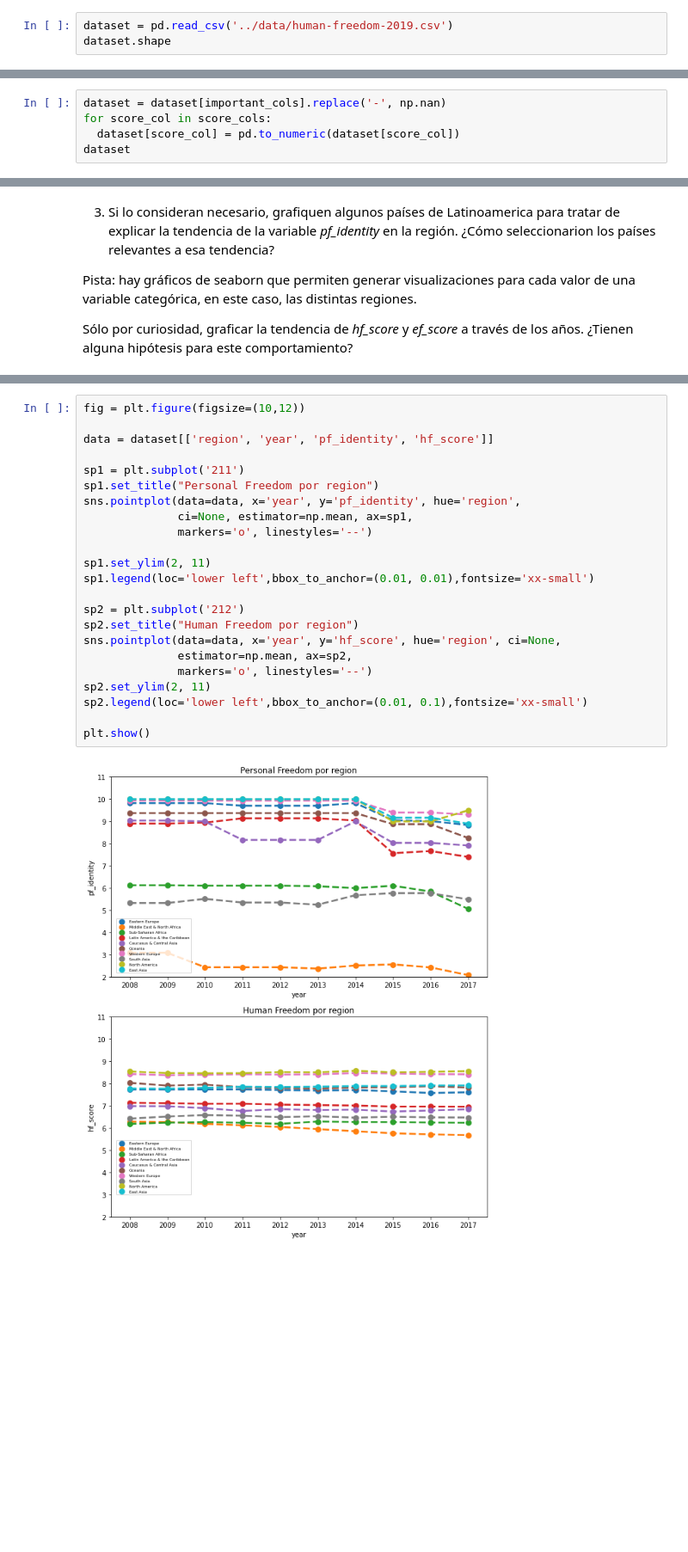
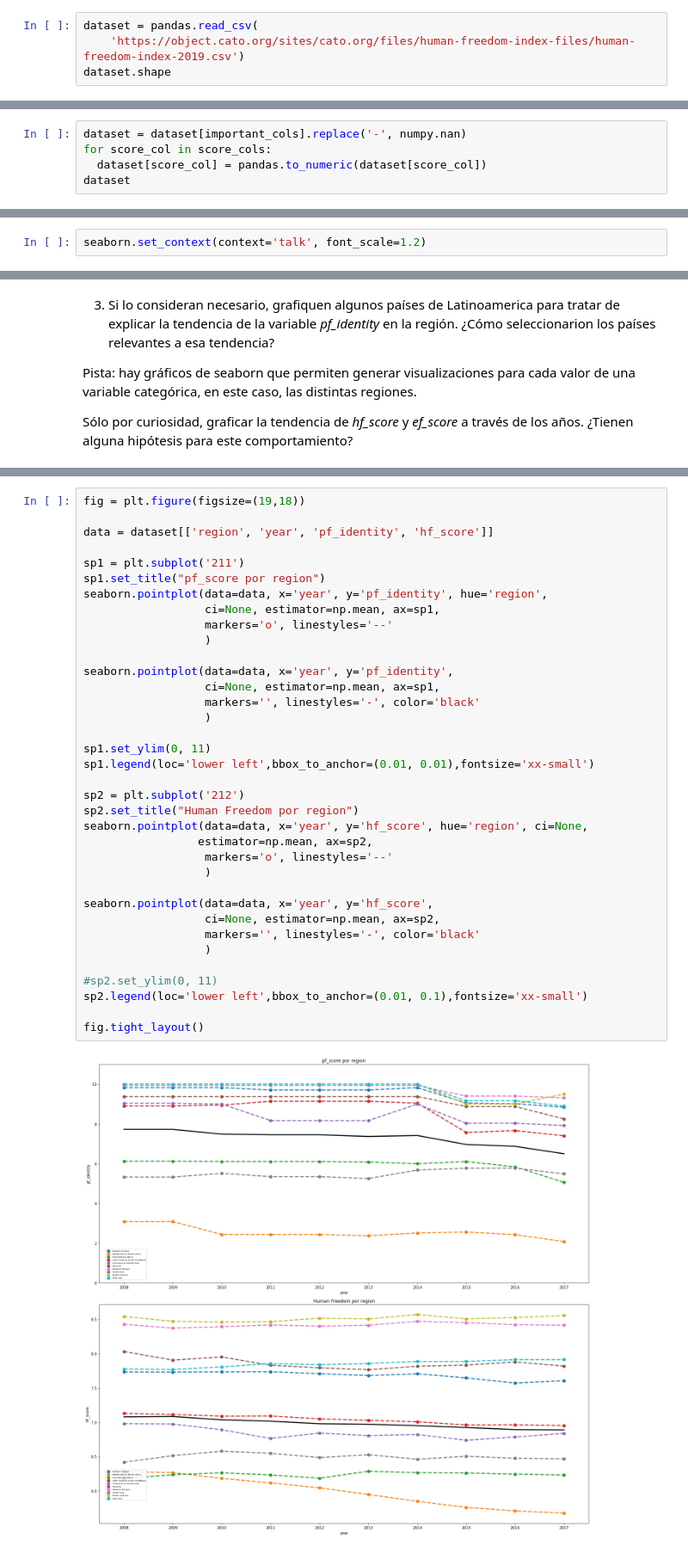
Before and after one commit to ser0090/dipdata, a Jupyter notebook: analisisvis/notebooks/practico.ipynb, the cells around one changed output, grey strips where cells are left out. Shown at 86% size. Cells and saved outputs as stored; diff of their text form; blank space fills up the shorter version.

```diff
--- a/analisisvis/notebooks/practico.ipynb
+++ b/analisisvis/notebooks/practico.ipynb
@@ -43,7 +44,8 @@ sns.__version__
 # %% [markdown]
 Si un archivo está disponible en la web, podemos leerlo con pandas utilizando su URL sin necesidad de descargarlo.
 # %%
-dataset = pd.read_csv('../data/human-freedom-2019.csv')
+dataset = pandas.read_csv(
+    'https://object.cato.org/sites/cato.org/files/human-freedom-index-files/human-freedom-index-2019.csv')
 dataset.shape
 # %% [output]
 (1620, 120)
@@ -107,7 +83,7 @@ Length: 120, dtype: object
 # %%
-dataset = dataset[important_cols].replace('-', np.nan)
+dataset = dataset[important_cols].replace('-', numpy.nan)
 for score_col in score_cols:
-  dataset[score_col] = pd.to_numeric(dataset[score_col])
+  dataset[score_col] = pandas.to_numeric(dataset[score_col])
 dataset
 # %% [output]
 |  | year | ISO_code | countries | region | pf_identity_legal | pf_identity_sex_male | pf_identity_sex_female | ... |
@@ -165,0 +104,2 @@ plt.show()
+# %%
+seaborn.set_context(context='talk', font_scale=1.2)
@@ -440,25 +596,38 @@ plt.show()
 # %%
-fig = plt.figure(figsize=(10,12))
+fig = plt.figure(figsize=(19,18))
 
 data = dataset[['region', 'year', 'pf_identity', 'hf_score']]
 
 sp1 = plt.subplot('211')
-sp1.set_title("Personal Freedom por region")
-sns.pointplot(data=data, x='year', y='pf_identity', hue='region',
-              ci=None, estimator=np.mean, ax=sp1,
-              markers='o', linestyles='--')
+sp1.set_title("pf_score por region")
+seaborn.pointplot(data=data, x='year', y='pf_identity', hue='region',
+                  ci=None, estimator=np.mean, ax=sp1,
+                  markers='o', linestyles='--'
+                  )
 
-sp1.set_ylim(2, 11)
+seaborn.pointplot(data=data, x='year', y='pf_identity',
+                  ci=None, estimator=np.mean, ax=sp1,
+                  markers='', linestyles='-', color='black'
+                  )
+
+sp1.set_ylim(0, 11)
 sp1.legend(loc='lower left',bbox_to_anchor=(0.01, 0.01),fontsize='xx-small')
 
 sp2 = plt.subplot('212')
 sp2.set_title("Human Freedom por region")
-sns.pointplot(data=data, x='year', y='hf_score', hue='region', ci=None,
-              estimator=np.mean, ax=sp2,
-              markers='o', linestyles='--')
-sp2.set_ylim(2, 11)
+seaborn.pointplot(data=data, x='year', y='hf_score', hue='region', ci=None,
+                 estimator=np.mean, ax=sp2,
+                  markers='o', linestyles='--'
+                  )
+
+seaborn.pointplot(data=data, x='year', y='hf_score',
+                  ci=None, estimator=np.mean, ax=sp2,
+                  markers='', linestyles='-', color='black'
+                  )
+
+#sp2.set_ylim(0, 11)
 sp2.legend(loc='lower left',bbox_to_anchor=(0.01, 0.1),fontsize='xx-small')
 
-plt.show()
+fig.tight_layout()
 # %% [output]
-[figure, old version]
+[figure, new version]
```
Also changed, not shown: parts of 123 cells of this notebook.
